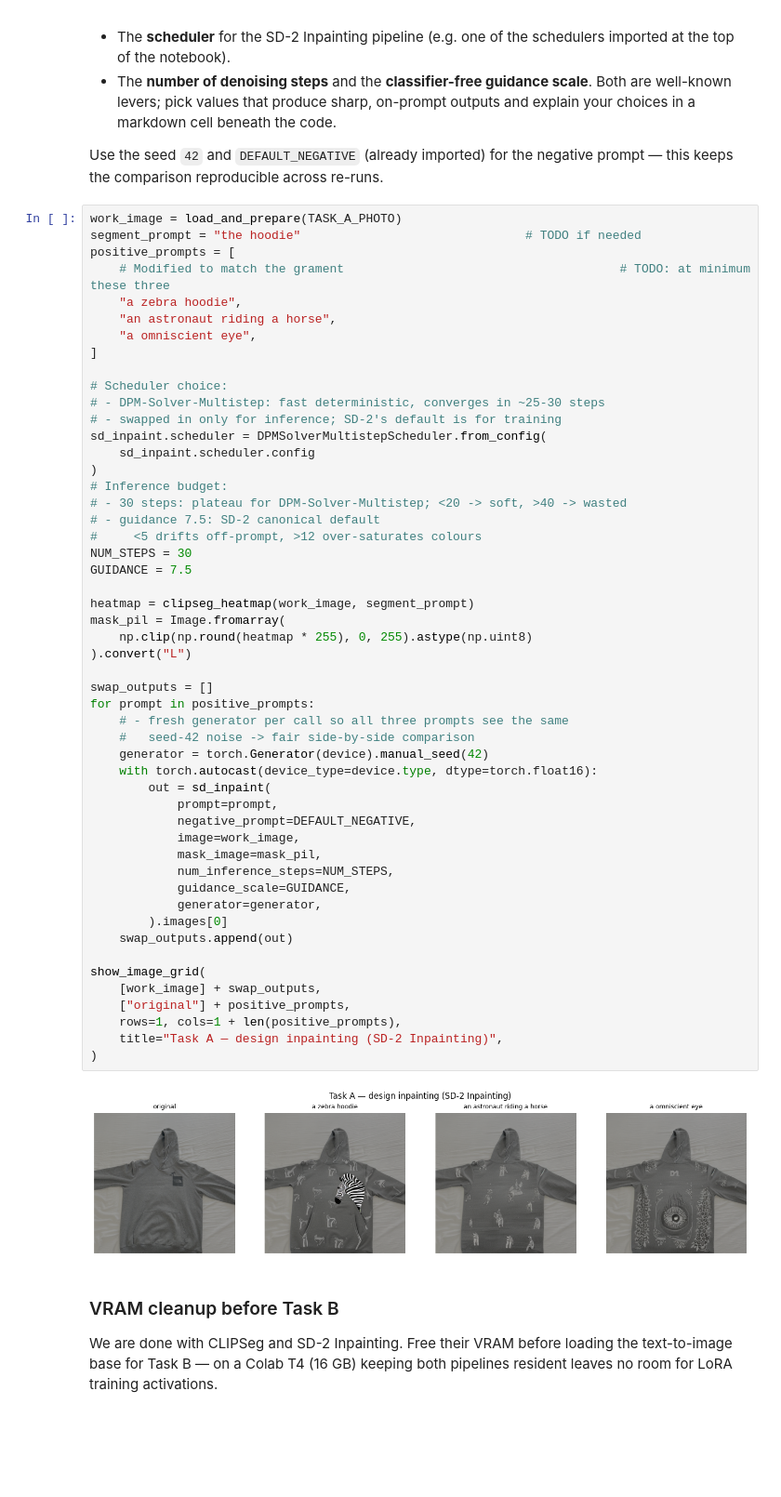
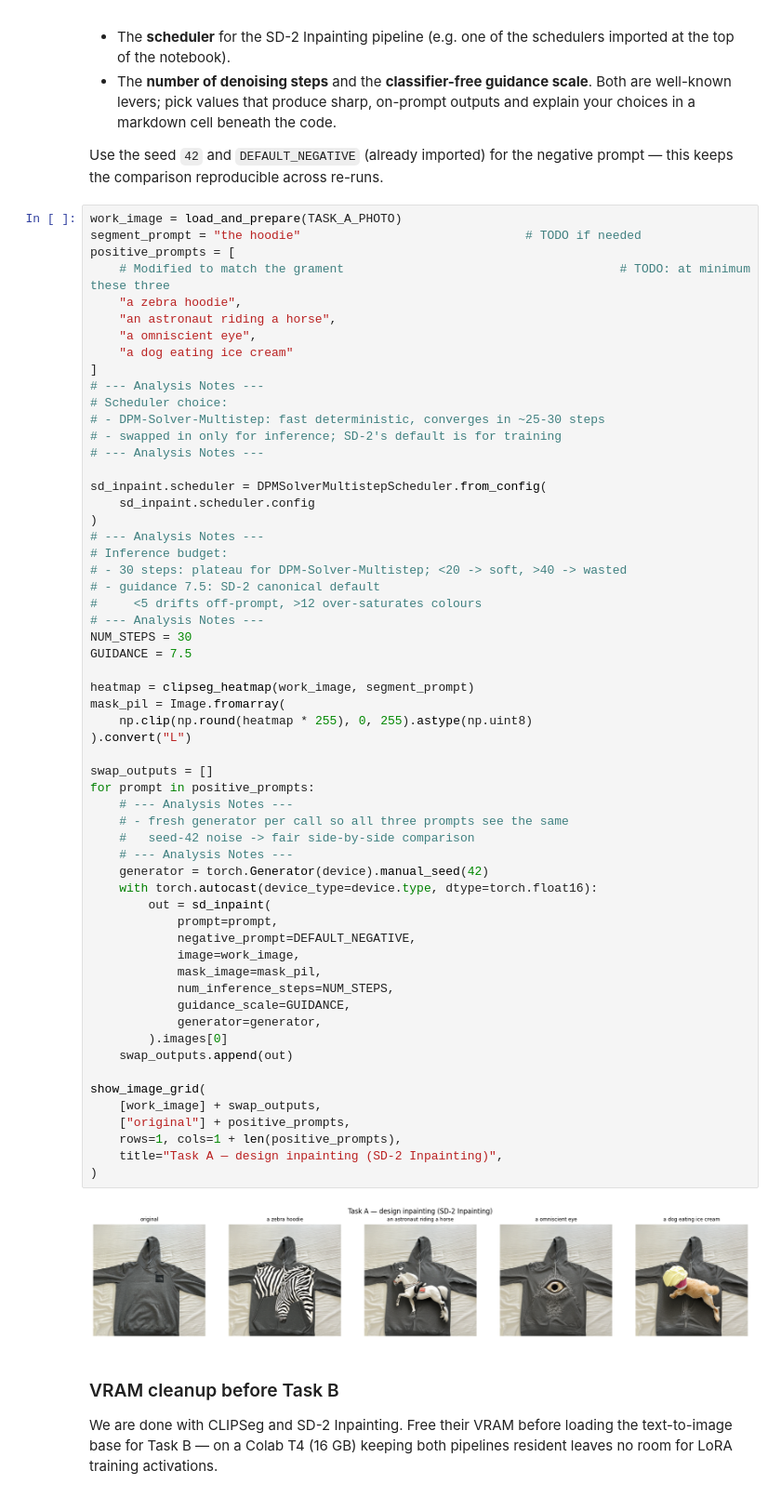
Before and after one commit to EinarLop/UIB_DL_FP, a Jupyter notebook: LAB_F_stv.ipynb, the cells around one changed output. Shown at 93% size. Saved outputs shown, nothing was run; the diff lists cells and outputs as text; blank space fills up the shorter version.

```diff
--- a/LAB_F_stv.ipynb
+++ b/LAB_F_stv.ipynb
@@ -381,51 +379,58 @@ positive_prompts = [
     "a zebra hoodie",
     "an astronaut riding a horse",
     "a omniscient eye",
+    "a dog eating ice cream"
 ]
-
+# --- Analysis Notes ---
 # Scheduler choice:
 # - DPM-Solver-Multistep: fast deterministic, converges in ~25-30 steps
 # - swapped in only for inference; SD-2's default is for training
+# --- Analysis Notes ---
+
 sd_inpaint.scheduler = DPMSolverMultistepScheduler.from_config(
     sd_inpaint.scheduler.config
 )
+# --- Analysis Notes ---
 # Inference budget:
 # - 30 steps: plateau for DPM-Solver-Multistep; <20 -> soft, >40 -> wasted
 # - guidance 7.5: SD-2 canonical default
 #     <5 drifts off-prompt, >12 over-saturates colours
+# --- Analysis Notes ---
 NUM_STEPS = 30
 GUIDANCE = 7.5
 
 heatmap = clipseg_heatmap(work_image, segment_prompt)
 mask_pil = Image.fromarray(
     np.clip(np.round(heatmap * 255), 0, 255).astype(np.uint8)
 ).convert("L")
 
 swap_outputs = []
 for prompt in positive_prompts:
+    # --- Analysis Notes ---
     # - fresh generator per call so all three prompts see the same
     #   seed-42 noise -> fair side-by-side comparison
+    # --- Analysis Notes ---
     generator = torch.Generator(device).manual_seed(42)
     with torch.autocast(device_type=device.type, dtype=torch.float16):
         out = sd_inpaint(
             prompt=prompt,
             negative_prompt=DEFAULT_NEGATIVE,
             image=work_image,
             mask_image=mask_pil,
             num_inference_steps=NUM_STEPS,
             guidance_scale=GUIDANCE,
             generator=generator,
         ).images[0]
     swap_outputs.append(out)
 
 show_image_grid(
     [work_image] + swap_outputs,
     ["original"] + positive_prompts,
     rows=1, cols=1 + len(positive_prompts),
     title="Task A — design inpainting (SD-2 Inpainting)",
 )
 # %% [output]
-[figure, old version]
+[figure, new version]
 # %% [markdown]
 ### VRAM cleanup before Task B
 
```
Also changed, not shown: parts of 14 cells of this notebook, 1 other file.
